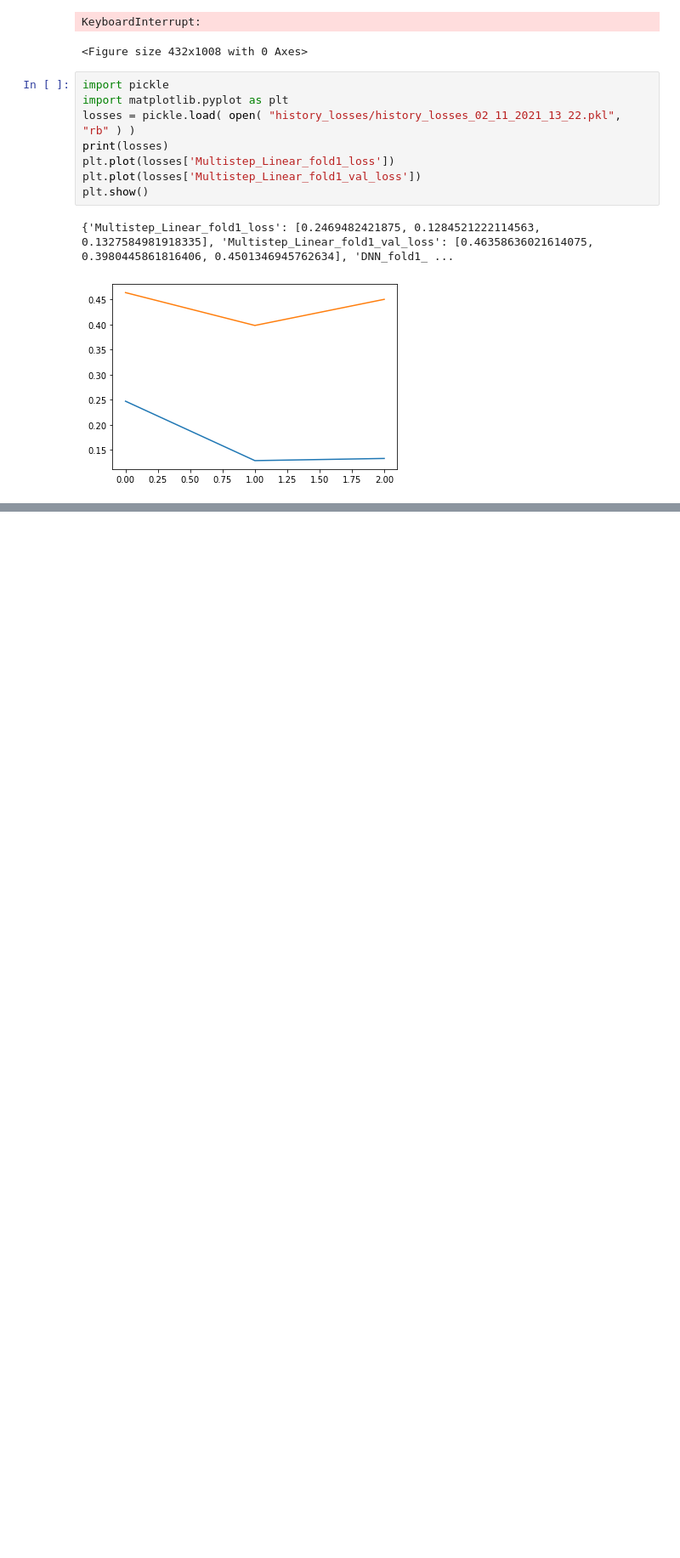
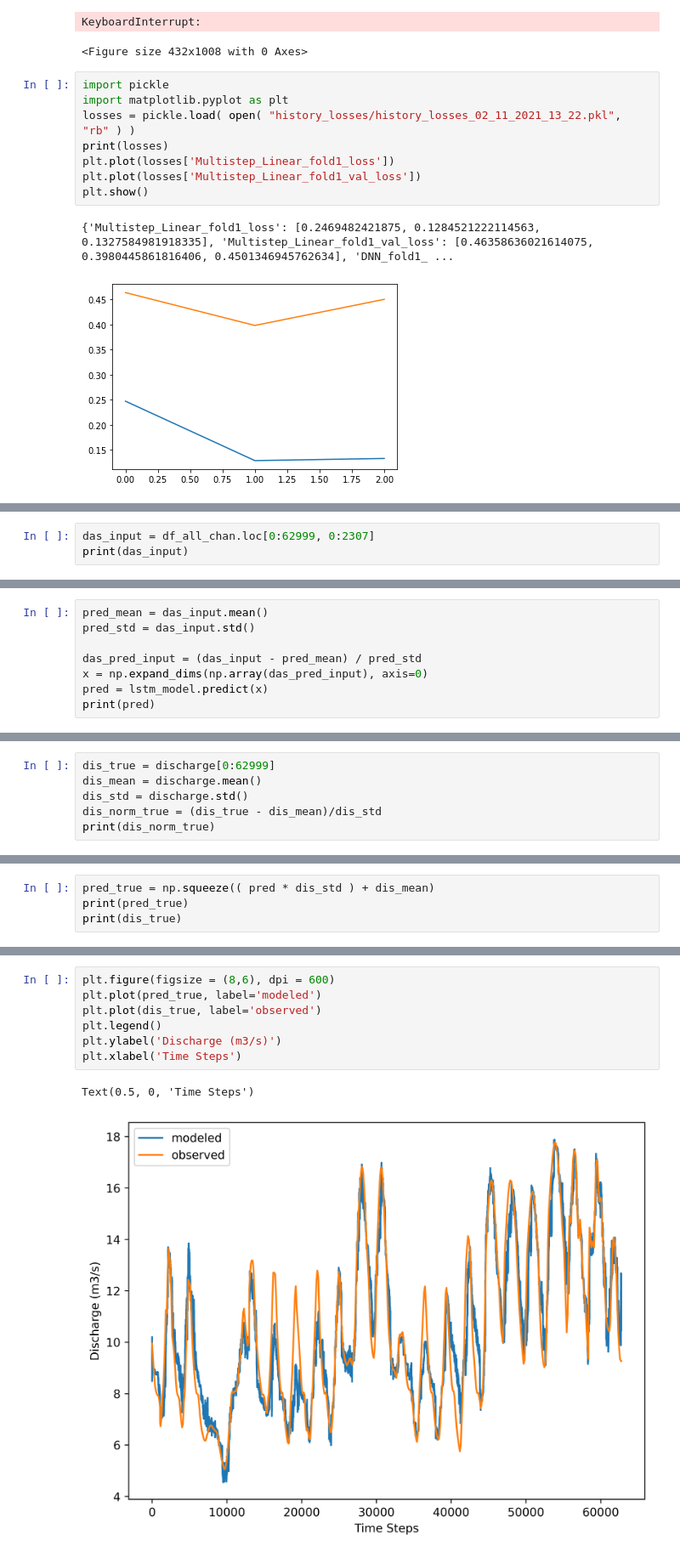
Before and after one commit to epic-research-group/das-to-discharge, a Jupyter notebook: rhone_timeseries.ipynb, the cells around one changed output, grey strips where cells are left out. Shown at 85% size. Cells and saved outputs as stored; diff of their text form; blank space fills up the shorter version.

Commit message:
Fun predicting plotting with models.

```diff
--- a/rhone_timeseries.ipynb
+++ b/rhone_timeseries.ipynb
@@ -157,0 +204,3 @@ plt.savefig("loss_curves/loss_curves_02_11_2021_20_11.png", dpi=300, bbox_inches
+# %%
+das_input = df_all_chan.loc[0:62999, 0:2307]
+print(das_input)
@@ -157,0 +225,8 @@ plt.savefig("loss_curves/loss_curves_02_11_2021_20_11.png", dpi=300, bbox_inches
+# %%
+pred_mean = das_input.mean()
+pred_std = das_input.std()
+
+das_pred_input = (das_input - pred_mean) / pred_std
+x = np.expand_dims(np.array(das_pred_input), axis=0)
+pred = lstm_model.predict(x)
+print(pred)
@@ -157,0 +241,6 @@ plt.savefig("loss_curves/loss_curves_02_11_2021_20_11.png", dpi=300, bbox_inches
+# %%
+dis_true = discharge[0:62999]
+dis_mean = discharge.mean()
+dis_std = discharge.std()
+dis_norm_true = (dis_true - dis_mean)/dis_std
+print(dis_norm_true)
@@ -157,0 +250,4 @@ plt.savefig("loss_curves/loss_curves_02_11_2021_20_11.png", dpi=300, bbox_inches
+# %%
+pred_true = np.squeeze(( pred * dis_std ) + dis_mean)
+print(pred_true)
+print(dis_true)
@@ -157,0 +257,10 @@ plt.savefig("loss_curves/loss_curves_02_11_2021_20_11.png", dpi=300, bbox_inches
+# %%
+plt.figure(figsize = (8,6), dpi = 600)
+plt.plot(pred_true, label='modeled')
+plt.plot(dis_true, label='observed')
+plt.legend()
+plt.ylabel('Discharge (m3/s)')
+plt.xlabel('Time Steps')
+# %% [output]
+Text(0.5, 0, 'Time Steps')
+[figure, added]
```
Also changed, not shown: parts of 7 cells of this notebook.
